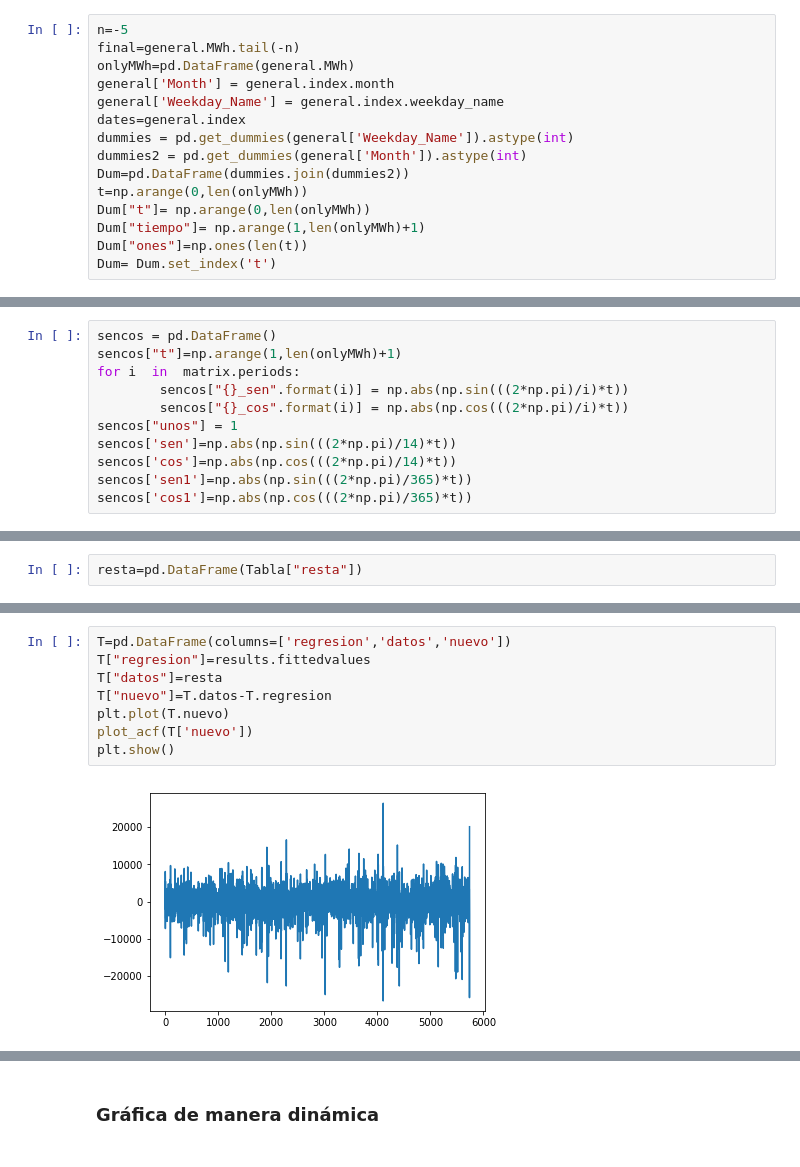
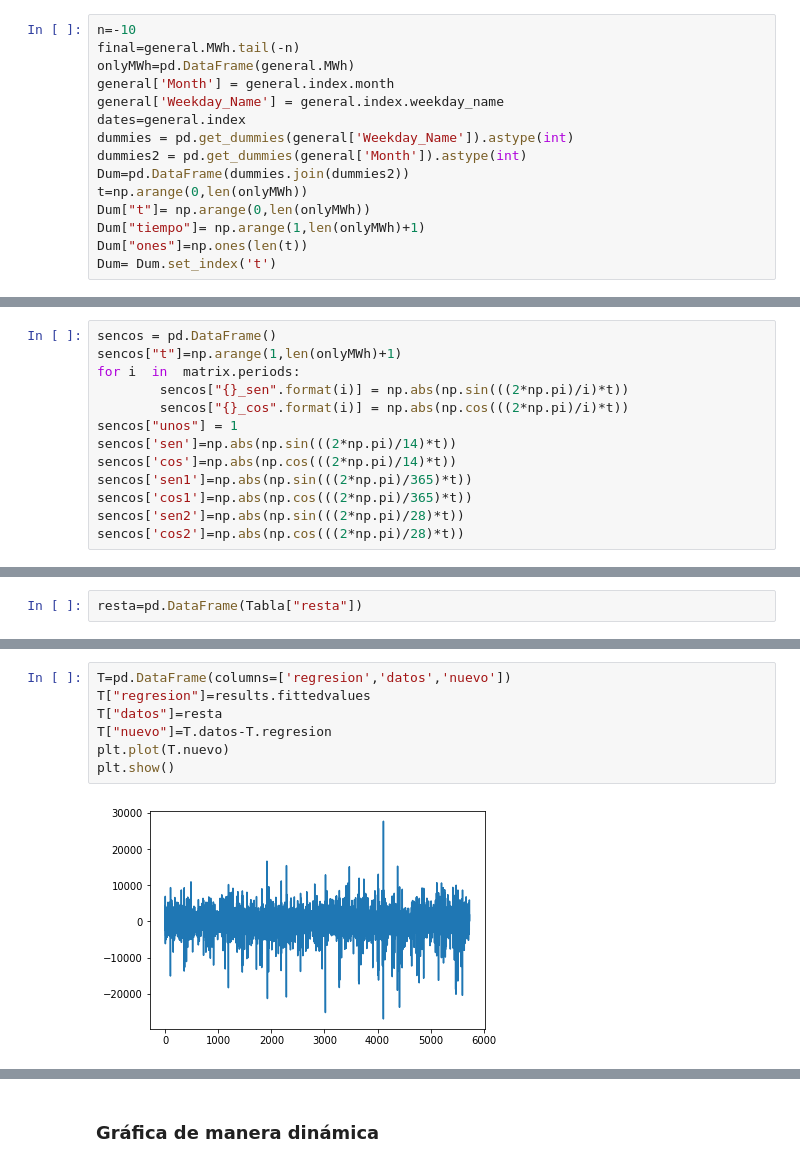
Before and after one commit to ramirezdiana/Forecast-with-fourier, a Jupyter notebook: Efecto Arima en final.ipynb, the cells around one changed output, grey strips where cells are left out. Drawn from its saved outputs; the diff is of its cells as text.

```diff
--- a/Efecto Arima en final.ipynb
+++ b/Efecto Arima en final.ipynb
@@ -53,7 +53,7 @@ def comparacion(real,pred):
 # %% [markdown]
 ### Hacer variables dummies
 # %%
-n=-5
+n=-10
 final=general.MWh.tail(-n)
 onlyMWh=pd.DataFrame(general.MWh)
 general['Month'] = general.index.month
@@ -236,6 +236,8 @@ sencos['sen']=np.abs(np.sin(((2*np.pi)/14)*t))
 sencos['cos']=np.abs(np.cos(((2*np.pi)/14)*t))
 sencos['sen1']=np.abs(np.sin(((2*np.pi)/365)*t))
 sencos['cos1']=np.abs(np.cos(((2*np.pi)/365)*t))
+sencos['sen2']=np.abs(np.sin(((2*np.pi)/28)*t))
+sencos['cos2']=np.abs(np.cos(((2*np.pi)/28)*t))
 # %%
 sencos_test=sencos[n:]
 sencos_train=sencos[0:n]
@@ -292,10 +294,9 @@ plt.plot(results.fittedvalues, color='red')
 # %%
 T=pd.DataFrame(columns=['regresion','datos','nuevo'])
 T["regresion"]=results.fittedvalues
 T["datos"]=resta
 T["nuevo"]=T.datos-T.regresion
 plt.plot(T.nuevo)
-plot_acf(T['nuevo'])
 plt.show()
 # %% [output]
-[figure, old version]
+[figure, new version]
```
Also changed, not shown: parts of 15 cells of this notebook, 3 other files.
